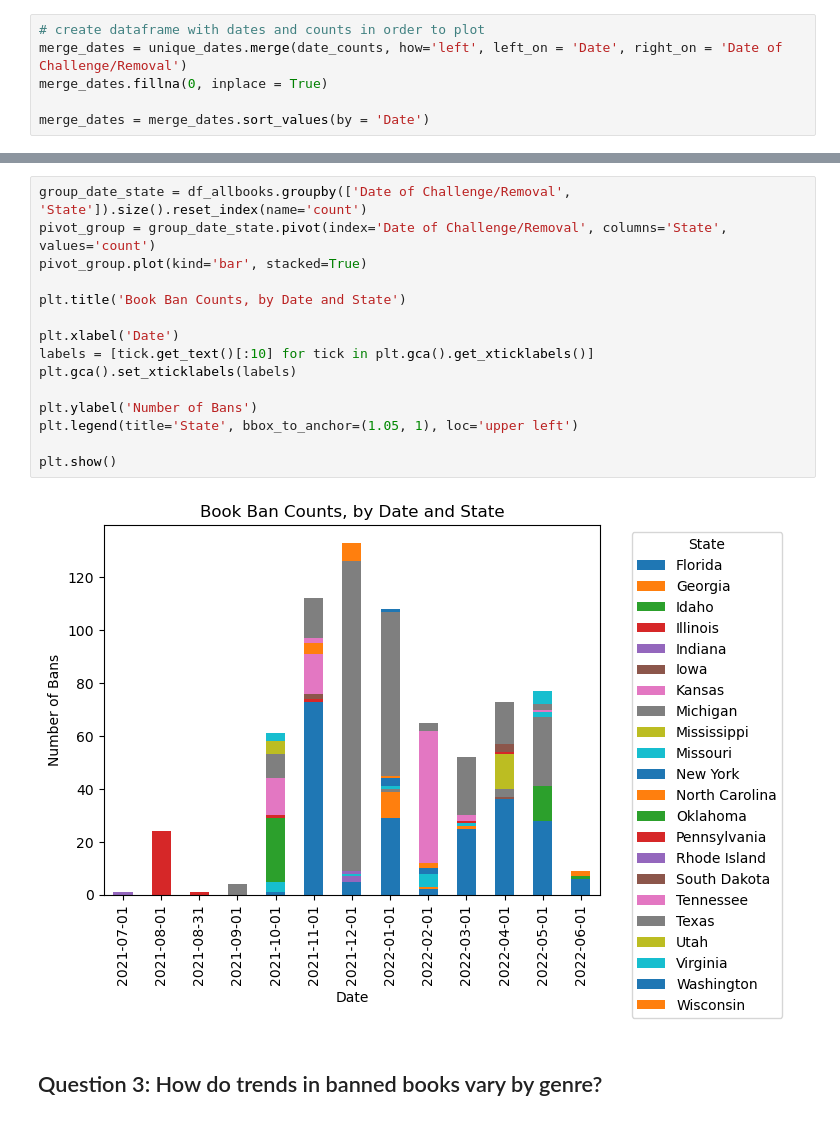
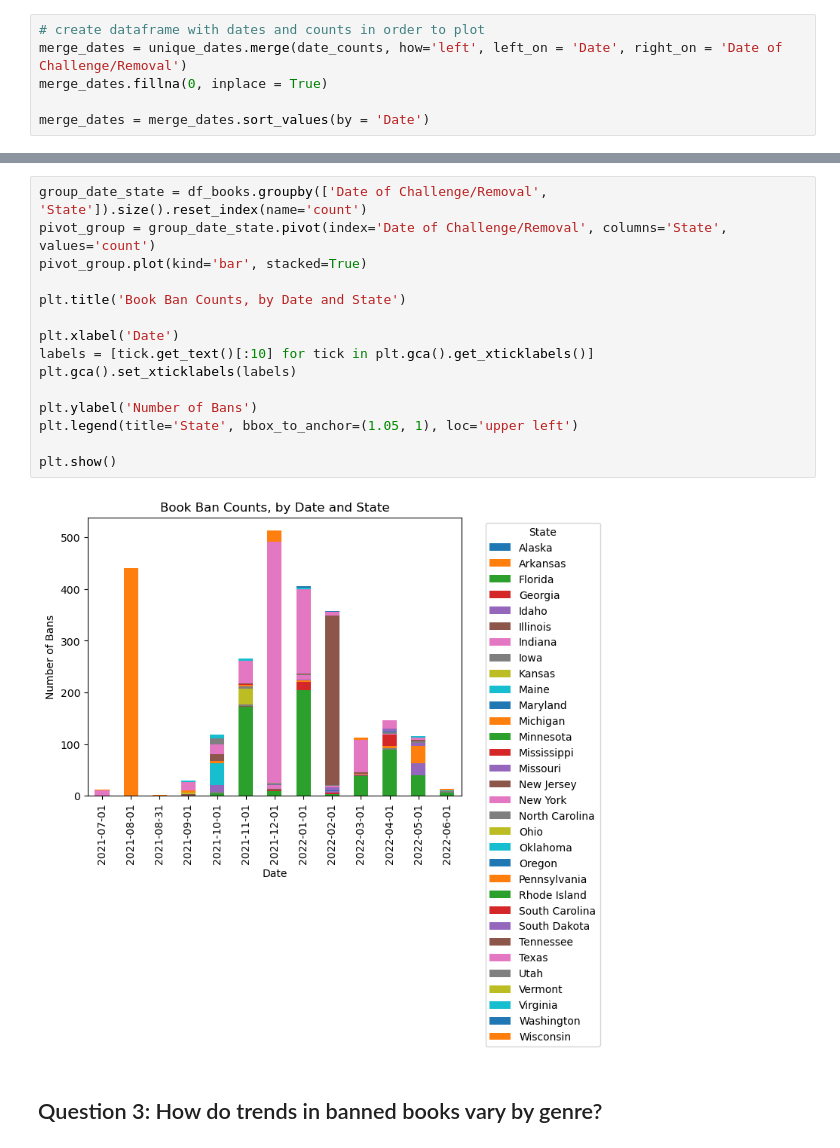
Before and after one commit to yashadoddabele/bannedbooks_project, a Jupyter notebook: bannedbooks.ipynb, the cells around one changed output, grey strips where cells are left out. Drawn from its saved outputs; the diff is of its cells as text.

Commit message:
fixed date plot to use just the PEN america dataset

```diff
--- a/bannedbooks.ipynb
+++ b/bannedbooks.ipynb
@@ -169,20 +165,20 @@ plt.show()
 # %%
-group_date_state = df_allbooks.groupby(['Date of Challenge/Removal', 'State']).size().reset_index(name='count')
+group_date_state = df_books.groupby(['Date of Challenge/Removal', 'State']).size().reset_index(name='count')
 pivot_group = group_date_state.pivot(index='Date of Challenge/Removal', columns='State', values='count')
 pivot_group.plot(kind='bar', stacked=True)
 
 plt.title('Book Ban Counts, by Date and State')
 
 plt.xlabel('Date')
 labels = [tick.get_text()[:10] for tick in plt.gca().get_xticklabels()]
 plt.gca().set_xticklabels(labels)
 
 plt.ylabel('Number of Bans')
 plt.legend(title='State', bbox_to_anchor=(1.05, 1), loc='upper left')
 
 plt.show()
 # %% [output]
-[figure, old version]
+[figure, new version]
 # %% [markdown]
 ## Question 3: How do trends in banned books vary by genre?
 # %%
```
Also changed, not shown: parts of 6 cells of this notebook.
